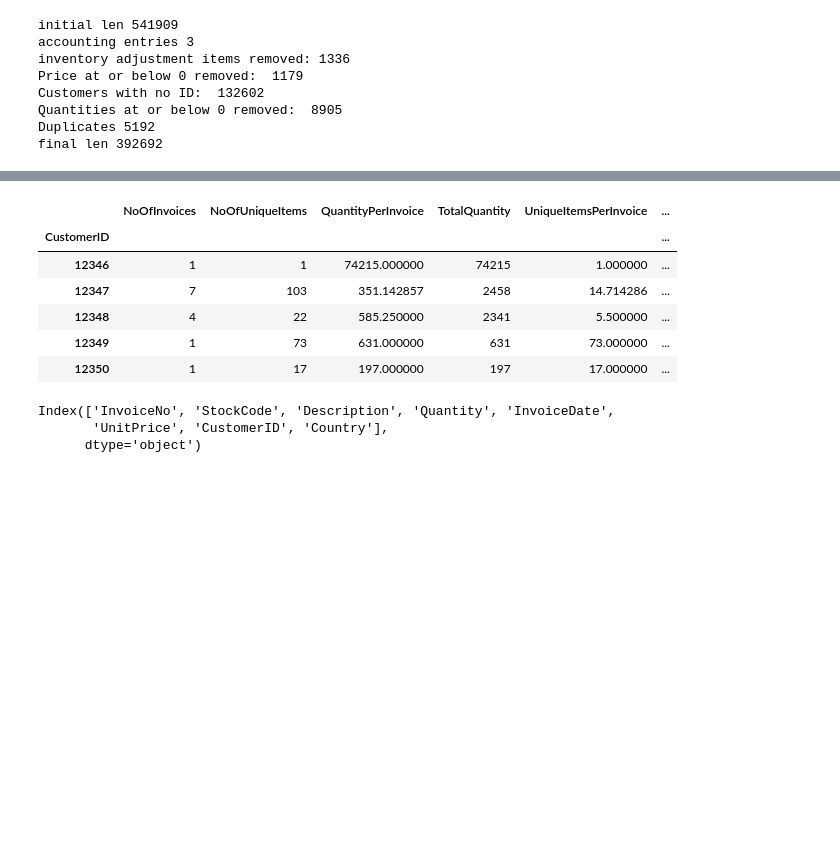
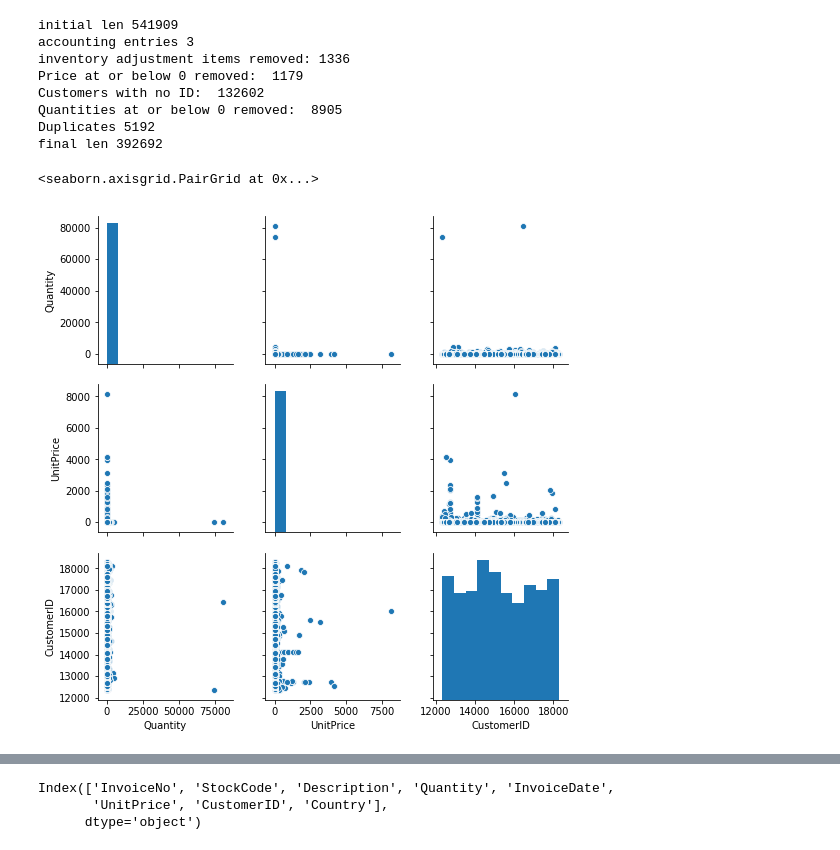
Before and after one commit to nickyeolk/aiap_projects, a Jupyter notebook: aiap-week3/Part 1 Notebook I.ipynb, the cells around one changed output, grey strips where cells are left out. Drawn from its saved outputs; the diff is of its cells as text; code cells hidden in the pictures; blank space fills up the shorter version.

```diff
--- a/aiap-week3/Part 1 Notebook I.ipynb
+++ b/aiap-week3/Part 1 Notebook I.ipynb
@@ -158,8 +160,13 @@ final len 392692
 # %%
 # print(sum(df_raw['Quantity']<0))
 # print(sum(df_raw[df_raw['Quantity']<0]['InvoiceNo'].str.contains('^[C]')))
 # print(sum(df_raw[df_raw['Quantity']<0]['InvoiceNo'].str.contains('^(?!C)')))
 # df_raw[~((df_raw['Quantity']<0) & (df_raw['InvoiceNo'].str.contains('^(?!C)')))]
+
+sns.pairplot(df_clean[['Quantity','UnitPrice','CustomerID']])
+# %% [output]
+<seaborn.axisgrid.PairGrid at 0x...>
+[figure, added]
 # %% [markdown]
 ### Feature Engineering iteration #1
 
@@ -170,16 +177,6 @@ Inside the dataset, each row contains information about an ecommerce transation.
 
 The dataframe should have these columns: `['NoOfInvoices', 'NoOfUniqueItems', 'QuantityPerInvoice', 'TotalQuantity', 'UniqueItemsPerInvoice','UnitPriceMean','UnitPriceStd']`
 2. Save this dataset as an intermediate dataset
-# %%
-df_new.head(5)
-# %% [output]
-|  | NoOfInvoices | NoOfUniqueItems | QuantityPerInvoice | TotalQuantity | UniqueItemsPerInvoice | ... |
-| CustomerID |  |  |  |  |  | ... |
-| 12346 | 1 | 1 | 74215.000000 | 74215 | 1.000000 | ... |
-| 12347 | 7 | 103 | 351.142857 | 2458 | 14.714286 | ... |
-| 12348 | 4 | 22 | 585.250000 | 2341 | 5.500000 | ... |
-| 12349 | 1 | 73 | 631.000000 | 631 | 73.000000 | ... |
-| 12350 | 1 | 17 | 197.000000 | 197 | 17.000000 | ... |
 # %%
 df_clean.columns
 # %% [output]
```
Also changed, not shown: parts of 18 cells of this notebook.
